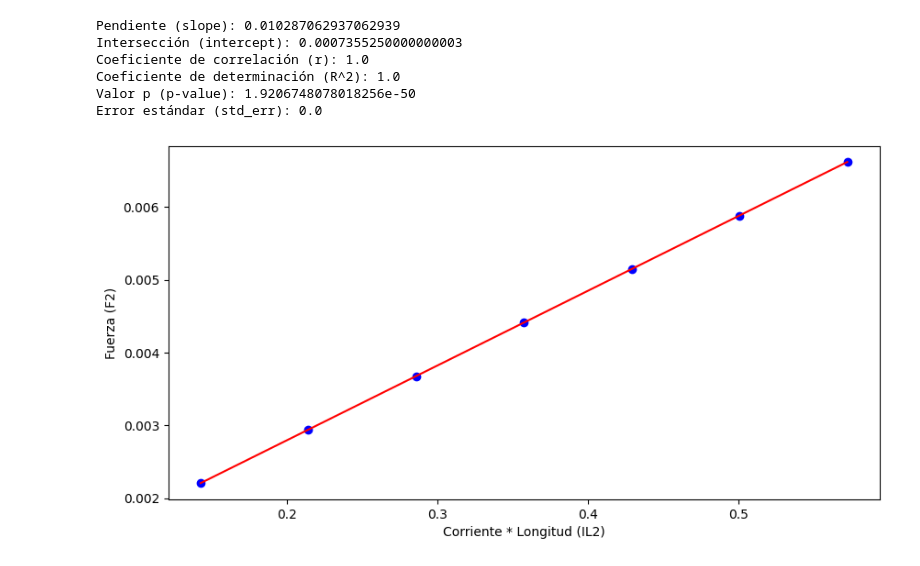
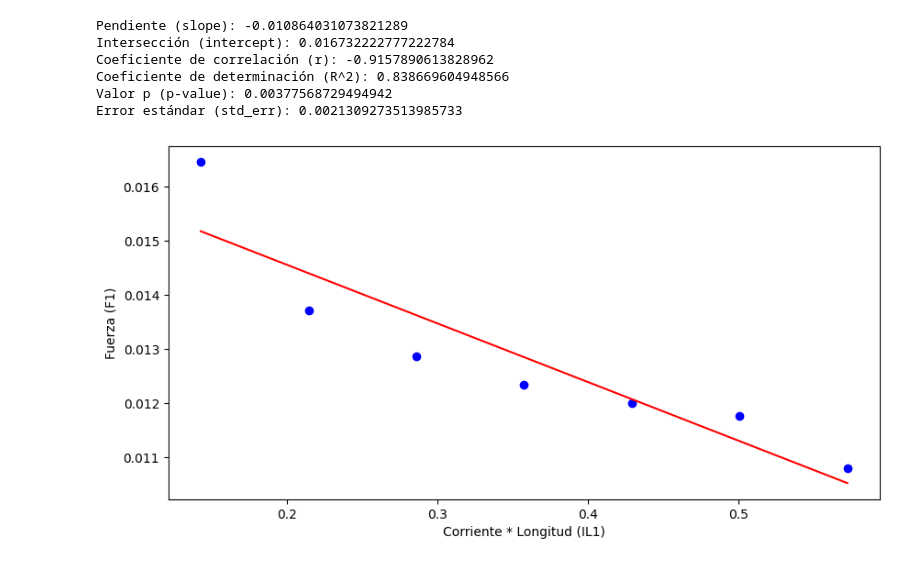
Before and after one commit to Juaan00/Laboratorios_mecanica_FEM, a Jupyter notebook: campo_magnetico/campo.ipynb, the cells around one changed output. Cells and saved outputs as stored; diff of their text form; code cells hidden in the pictures.

```diff
--- a/campo_magnetico/campo.ipynb
+++ b/campo_magnetico/campo.ipynb
@@ -10,27 +10,36 @@ from scipy import stats
 m1 = np.array([30,37.5,60,67.5,97.5]) #(mg)
 i1 = np.array([1,1.5,2,2.5,3]) #(mg)
 #Segundo toma, espira constante a 2A y bobina cambiante
-m2 = np.array([22.5,30,37.5,45,52.5,60,67.5]) #(A)
+m2 = np.array([24,30,37.5,45,52.5,60,63]) #(A)
 i2 = np.array([1,1.5,2,2.5,3,3.5,4]) #(A)
 #Otras medidas
 l1 = 0.145 #longitud bobina de solenoide (m)
 l2=0.038 #longitud anche de espira (m)
+
+b1 =[]
+b2=[]
 
 for i in range(len(m1)):
     m1[i]=(m1[i]*pow(10,-5))*9.807
 for i in range(len(m2)):
     m2[i]=(m2[i]*pow(10,-5))*9.807
 
-for i in range(len(i1)):
-    i1[i]=i1[i]*0.038
+#for i in range(len(i1)):
+#    i1[i]=i1[i]*0.038
 
 for i in range(len(i2)):
     i2[i]=i2[i]*0.143
 
+for i in range(len(m1)):
+    b1.append(m1[i]/(i1[i]))
+
+for i in range(len(m2)):
+    b2.append(m2[i]/(i2[i]))
+
 tabla1 = pd.DataFrame({
-    'I1':i1,'m1':m1})
+    'I1':i1,'m1':m1, 'b1': b1})
 tabla2 = pd.DataFrame({
-    'I2':i2,'m2':m2
+    'I2':i2,'m2':m2, 'b2':b2
 })
 tabla1,tabla2
 # %% [output]
@@ -89,37 +137,38 @@ Error estándar (std_err): 0.01094936242594184
 # %%
-#SEGUNDA GRAFICA ESPIRA CONSTANTE A 2A
+#PRIMERA GRÁFICA CON BOBINA CONSTANTE A 4A
 
-def linear_regression1(x, y):
+def linear_regression(x, y):
     slope, intercept, r_value, p_value, std_err = stats.linregress(x, y)
     def model(x):
         return slope * x + intercept
 
     r_squared = r_value**2
 
     print('Pendiente (slope):', slope)
     print('Intersección (intercept):', intercept)
     print('Coeficiente de correlación (r):', r_value)
     print('Coeficiente de determinación (R^2):', r_squared)
     print('Valor p (p-value):', p_value)
     print('Error estándar (std_err):', std_err)
 
     return model, slope, intercept, r_squared, p_value, std_err
 
-modelo, pendiente, interseccion, r_cuadrado, valor_p, error_std = linear_regression1(i2, m2)
+
+modelo, pendiente, interseccion, r_cuadrado, valor_p, error_std = linear_regression(i2, b2)
 
 
 plt.figure(figsize=(10, 5))
-plt.scatter(i2, m2, color='blue', label='Datos experimentales')
+plt.scatter(i2, b2, color='blue', label='Datos experimentales')
 plt.plot(i2, modelo(np.array(i2)), color='red', label=f'Regresión lineal\n$R^2 = {r_cuadrado:.4f}$')
-plt.xlabel('Corriente * Longitud (IL2)')
-plt.ylabel('Fuerza (F2)')
+plt.xlabel('Corriente * Longitud (IL1)')
+plt.ylabel('Fuerza (F1)')
 #plt.legend()
 plt.show()
 # %% [output]
-Pendiente (slope): 0.010287062937062939
-Intersección (intercept): 0.0007355250000000003
-Coeficiente de correlación (r): 1.0
-Coeficiente de determinación (R^2): 1.0
-Valor p (p-value): 1.9206748078018256e-50
-Error estándar (std_err): 0.0
+Pendiente (slope): -0.010864031073821289
+Intersección (intercept): 0.016732222777222784
+Coeficiente de correlación (r): -0.9157890613828962
+Coeficiente de determinación (R^2): 0.838669604948566
+Valor p (p-value): 0.00377568729494942
+Error estándar (std_err): 0.0021309273513985733
-[figure, old version]
+[figure, new version]
```
Also changed, not shown: parts of 3 cells of this notebook.
